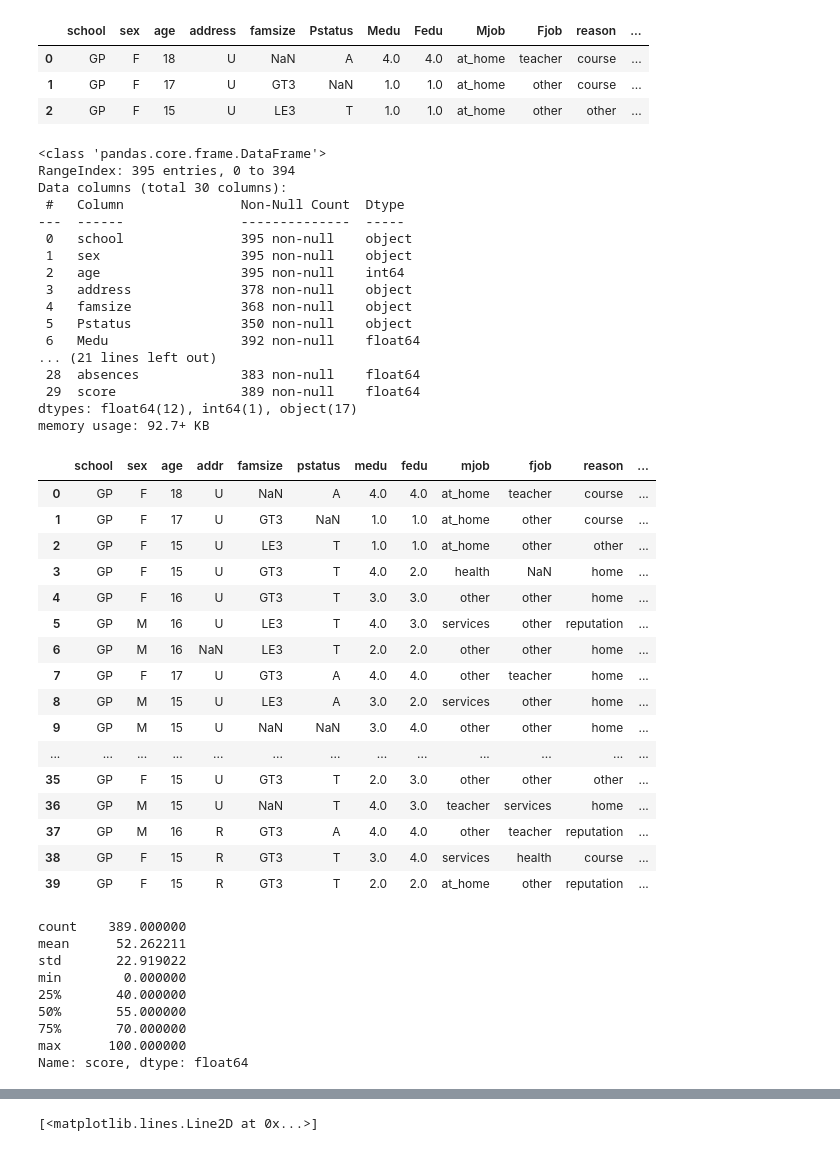
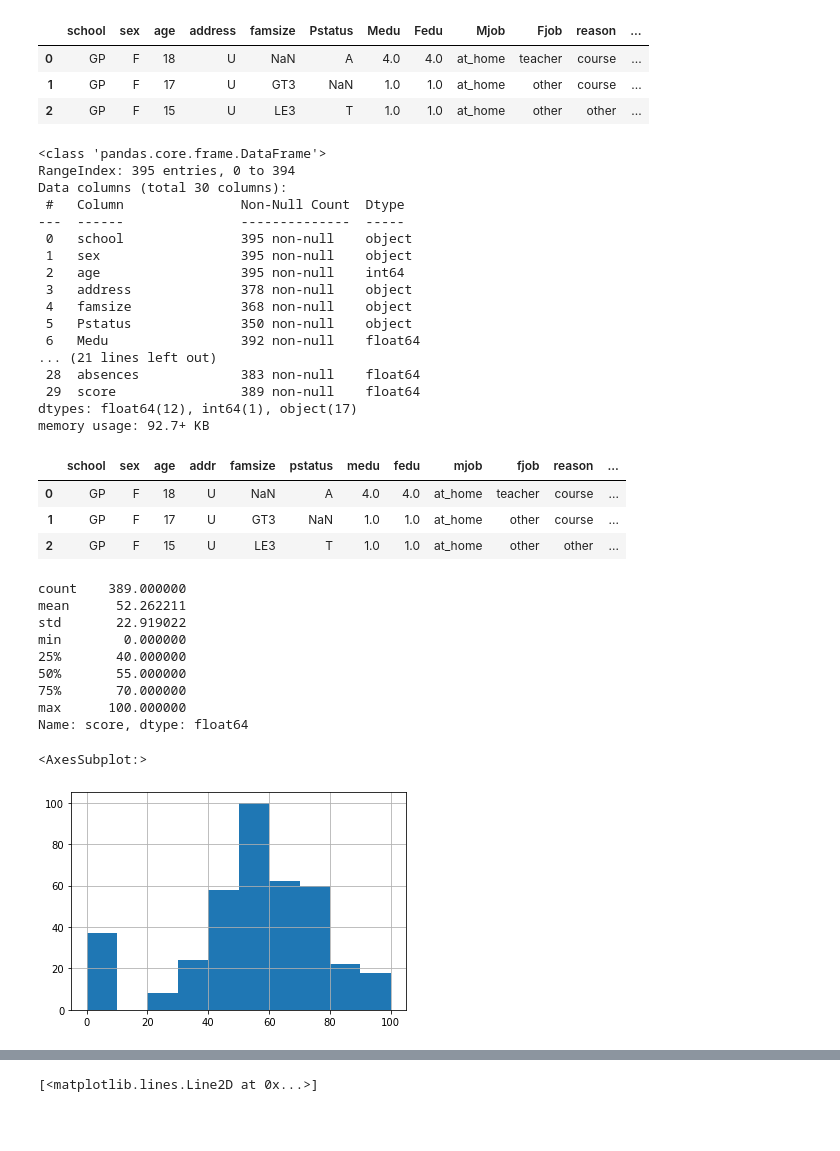
Before and after one commit to elynets/skillfactory, a Jupyter notebook: Unit2/Project_2.EDA_rds.ipynb, the cells around one changed output, grey strips where cells are left out. Cells and saved outputs as stored; diff of their text form; code cells hidden in the pictures; blank space fills up the shorter version.

```diff
--- a/Unit2/Project_2.EDA_rds.ipynb
+++ b/Unit2/Project_2.EDA_rds.ipynb
@@ -1,6 +1,6 @@
 # %%
 # Importing tools for EDA.
-
+# Thank you for this quite an interesting prject to work on.
 import pandas as pd
 import numpy as np
 import matplotlib.pyplot as plt
@@ -9,72 +9,57 @@ from itertools import combinations
 from scipy.stats import ttest_ind
 
 
-# Importing input data
+# Importing input data.
 pd.set_option('display.max_columns', 30)
+pd.set_option('display.max_rows', 420)
 df = pd.read_csv('~/Documents/Git/skillfactory/Unit2/datasheet/prj2_eda_stud_math.csv')
 
 display(df.head(3))
 df.info()
 
-# First conclusion: We are going to predict the influence of different factors (columns)
-# on score (column).
-# That is why I`ll drop all NaN values at score colum first.
-df.dropna(subset = ["score"], inplace=True)
-
 # Let`s see the columns names.
 df.columns
 
 # Let`s rename some columns to a common pattern.
-df.columns = ['school', 'sex', 'age', 'addr', 'famsize', 'pstatus', 'medu', 'fedu',
-       'mjob', 'fjob', 'reason', 'guardian', 'traveltime', 'studytime',
-       'failures', 'schoolsup', 'famsup', 'paidlessons', 'activities', 'nursery',
-       'granular', 'wishhigher', 'internet', 'romantic', 'famrel',
-       'freetime', 'goout', 'health', 'absences', 'score']
+df.columns = ['school', 'sex', 'age', 'addr', 'famsize', 'pstatus', 'medu',
+              'fedu', 'mjob', 'fjob', 'reason', 'guardian', 'traveltime',
+              'studytime', 'failures', 'schoolsup', 'famsup', 'paidlessons',
+              'activities', 'nursery', 'granular', 'wishhigher', 'internet',
+              'romantic', 'famrel', 'freetime', 'goout', 'health', 'absences',
+              'score']
 
-#Let`s see the results of renaming.
-display(df.head(40))
+#Let`s see the results of columns renaming.
+display(df.head(3))
 # %% [output]
 |  | school | sex | age | address | famsize | Pstatus | Medu | Fedu | Mjob | Fjob | reason | ... |
 | 0 | GP | F | 18 | U | NaN | A | 4.0 | 4.0 | at_home | teacher | course | ... |
 | 1 | GP | F | 17 | U | GT3 | NaN | 1.0 | 1.0 | at_home | other | course | ... |
 | 2 | GP | F | 15 | U | LE3 | T | 1.0 | 1.0 | at_home | other | other | ... |
 <class 'pandas.core.frame.DataFrame'>
 RangeIndex: 395 entries, 0 to 394
 Data columns (total 30 columns):
  #   Column               Non-Null Count  Dtype
 ---  ------               --------------  -----
  0   school               395 non-null    object
  1   sex                  395 non-null    object
  2   age                  395 non-null    int64
  3   address              378 non-null    object
  4   famsize              368 non-null    object
  5   Pstatus              350 non-null    object
  6   Medu                 392 non-null    float64
 ... (21 lines left out)
  28  absences             383 non-null    float64
  29  score                389 non-null    float64
 dtypes: float64(12), int64(1), object(17)
 memory usage: 92.7+ KB
 |  | school | sex | age | addr | famsize | pstatus | medu | fedu | mjob | fjob | reason | ... |
 | 0 | GP | F | 18 | U | NaN | A | 4.0 | 4.0 | at_home | teacher | course | ... |
 | 1 | GP | F | 17 | U | GT3 | NaN | 1.0 | 1.0 | at_home | other | course | ... |
 | 2 | GP | F | 15 | U | LE3 | T | 1.0 | 1.0 | at_home | other | other | ... |
-| 3 | GP | F | 15 | U | GT3 | T | 4.0 | 2.0 | health | NaN | home | ... |
-| 4 | GP | F | 16 | U | GT3 | T | 3.0 | 3.0 | other | other | home | ... |
-| 5 | GP | M | 16 | U | LE3 | T | 4.0 | 3.0 | services | other | reputation | ... |
-| 6 | GP | M | 16 | NaN | LE3 | T | 2.0 | 2.0 | other | other | home | ... |
-| 7 | GP | F | 17 | U | GT3 | A | 4.0 | 4.0 | other | teacher | home | ... |
-| 8 | GP | M | 15 | U | LE3 | A | 3.0 | 2.0 | services | other | home | ... |
-| 9 | GP | M | 15 | U | NaN | NaN | 3.0 | 4.0 | other | other | home | ... |
-| ... | ... | ... | ... | ... | ... | ... | ... | ... | ... | ... | ... | ... |
-| 35 | GP | F | 15 | U | GT3 | T | 2.0 | 3.0 | other | other | other | ... |
-| 36 | GP | M | 15 | U | NaN | T | 4.0 | 3.0 | teacher | services | home | ... |
-| 37 | GP | M | 16 | R | GT3 | A | 4.0 | 4.0 | other | teacher | reputation | ... |
-| 38 | GP | F | 15 | R | GT3 | T | 3.0 | 4.0 | services | health | course | ... |
-| 39 | GP | F | 15 | R | GT3 | T | 2.0 | 2.0 | at_home | other | reputation | ... |
 # %%
 # Let`s see how does a score data looks like.
-df.score.describe()
+display(df.score.describe())
+display(df.score.hist())
 # %% [output]
 count    389.000000
 mean      52.262211
@@ -85,3 +70,5 @@ min        0.000000
 75%       70.000000
 max      100.000000
 Name: score, dtype: float64
+<AxesSubplot:>
+[figure, added]
```
Also changed, not shown: parts of 27 cells of this notebook.
